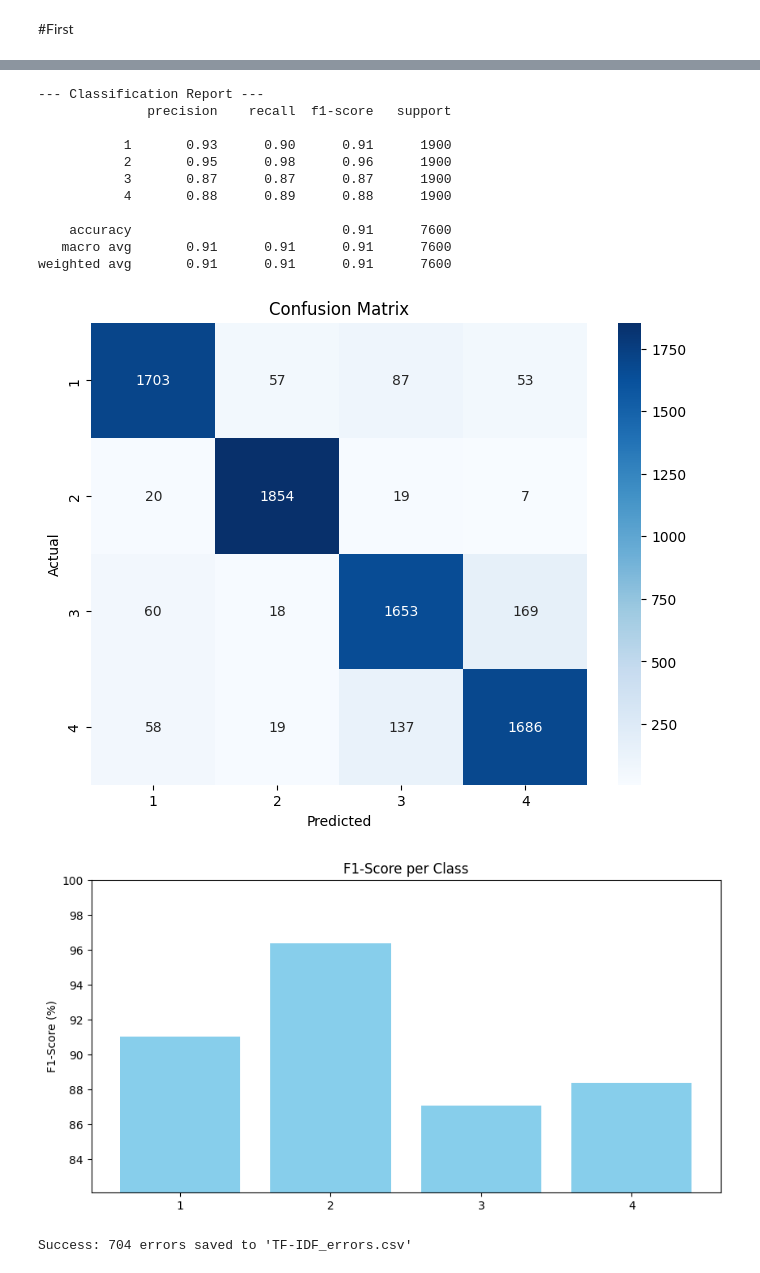
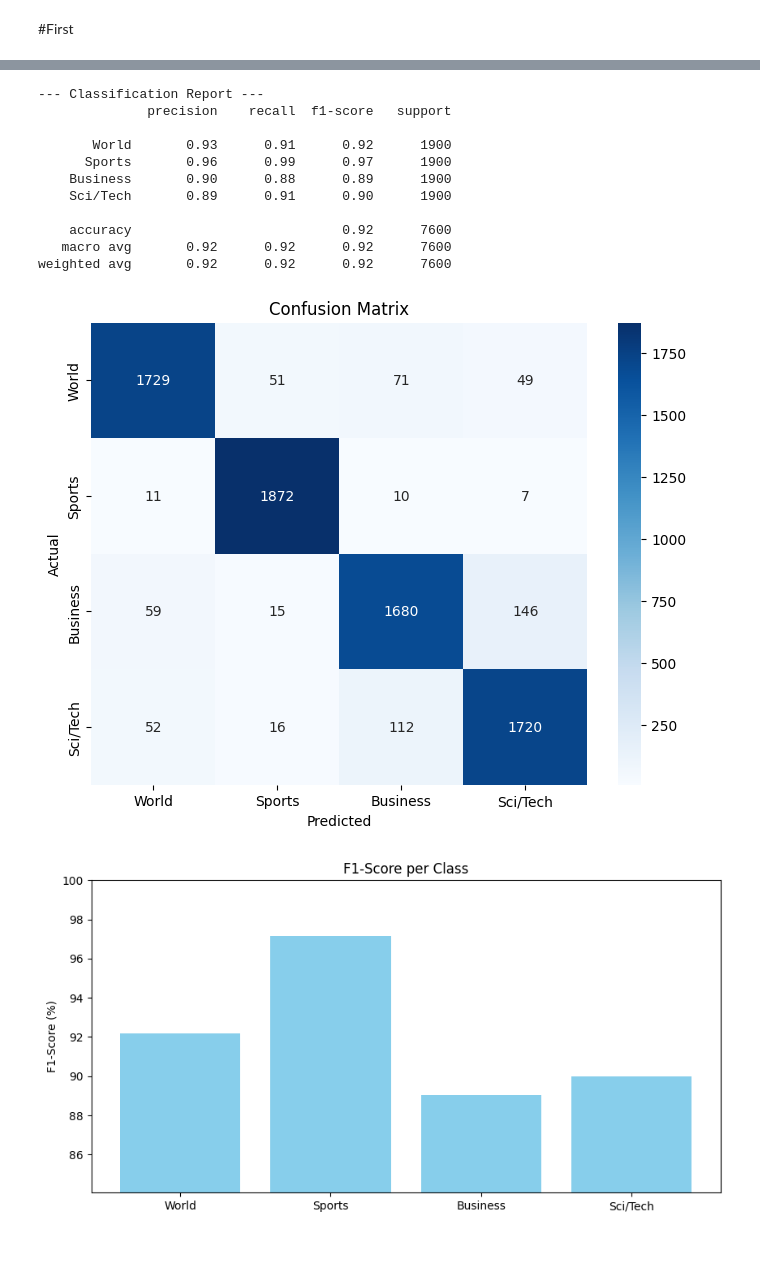
Before and after one commit to Tifa004/ML_Project, a Jupyter notebook: project.ipynb, the cells around one changed output, grey strips where cells are left out. Cells and saved outputs as stored; diff of their text form; code cells hidden in the pictures.

```diff
--- a/project.ipynb
+++ b/project.ipynb
@@ -36,10 +36,15 @@ Using device: cuda
 Training set size: 120000 rows
 # %%
 import matplotlib.pyplot as plt
+
+# This dictionary is the "translation table": number → name
+CLASS_NAMES = {1: "World", 2: "Sports", 3: "Business", 4: "Sci/Tech"}
 
 # Count occurrences of each class index
 class_counts = train["Class Index"].value_counts().sort_index()
 
+#  swap out the numeric index for the names
+class_counts.index = class_counts.index.map(CLASS_NAMES)
 print("Class Distribution:")
 print(class_counts)
 
@@ -67,7 +72,7 @@ import numpy as np
 
 
 class ModelEvaluator:
-    def __init__(self, y_true, y_pred, class_names=None):
+    def __init__(self, y_true, y_pred, class_names=list(CLASS_NAMES.values())):
         """
         y_true and y_pred should be numpy arrays or lists.
         class_names: list of strings (e.g., ["Sports", "World", ...])
@@ -155,7 +160,8 @@ train["text"] = train["Title"] + " " + train["Description"]
 test["text"] = test["Title"] + " " + test["Description"]
 
 # Keep only the columns we need (the Class index and the combined text)
-train = train[["Class Index", "text"]]
+train ["Label Name"]= train["Class Index"].map(CLASS_NAMES) #class name added
+
 test = test[["Class Index", "text"]]
 
 # shuffle the data so there isn't any bias
@@ -163,5 +169,5 @@ train = train.sample(frac=1, random_state=42).reset_index(drop=True)
 test = test.sample(frac=1, random_state=42).reset_index(drop=True)
 
 # Check the first few rows
-print(train.head())
+print(train[["Label Name", "text"]].head())
 # %% [output]
@@ -174,27 +180,4 @@ print(train.head())
 # %%
-# from sklearn.feature_extraction.text import TfidfVectorizer
-# from sklearn.svm import LinearSVC
-# from sklearn.pipeline import Pipeline
-# from sklearn.metrics import classification_report
-
-# # 1. Create the pipeline
-# # TFIDF -> SVM
-# model = Pipeline(
-#     [
-#         ("tfidf", TfidfVectorizer(stop_words="english", max_features=10000)),
-#         ("svm", LinearSVC()),
-#     ]
-# )
-
-# # 2. Train the model
-# print("Training the model...")
-# model.fit(train["text"], train["Class Index"])
-# print("Training complete!")
-
-# # 3. Test the model
-# print("\nEvaluating on test set...")
-# predictions = model.predict(test["text"])
-# print(classification_report(test["Class Index"], predictions))
 
 from sklearn.model_selection import train_test_split, cross_val_score
 from sklearn.pipeline import Pipeline
@@ -206,10 +189,17 @@ from sklearn.svm import LinearSVC
 # 2. Define your Pipeline
 pipeline = Pipeline(
     [
-        ("tfidf", TfidfVectorizer(ngram_range=(1, 2), stop_words="english",max_features=5000)),
+        ("tfidf", TfidfVectorizer(ngram_range=(1, 2), stop_words="english",
+        sublinear_tf=True,
+        min_df=2,
+        max_features=30000)),
         ("clf", LinearSVC()),
     ]
+#: Enhancement 1: log-scale term freq
+# Enhancement 2 :# ignore terms in fewer than 2 documents (noise)
+# Enhancement 3 : Increase num of features to 30000 because 5000 is not enough
 )
+
 
 # 3. Use cross_val_score on the 80% (X_train_val)
 # This automates the internal training/testing folds for you.
@@ -228,31 +218,29 @@ Final Hold-out Score: 0.9074
 # %%
 # 1. Generate predictions
 tfidf_preds = pipeline.predict(test["text"])
 tfidf_labels = test["Class Index"]
 
 # 2. Initialize the evaluator
 evaluator = ModelEvaluator(
     y_true=tfidf_labels,
     y_pred=tfidf_preds,
 )
 
 # 3. Call the methods
 evaluator.show_report()
 evaluator.plot_confusion_matrix()
 evaluator.plot_f1_scores()
-evaluator.save_errors(texts=test["text"],filename="TF-IDF_errors.csv")
 # %% [output]
 --- Classification Report ---
               precision    recall  f1-score   support
 
-           1       0.93      0.90      0.91      1900
-           2       0.95      0.98      0.96      1900
-           3       0.87      0.87      0.87      1900
-           4       0.88      0.89      0.88      1900
+       World       0.93      0.91      0.92      1900
+      Sports       0.96      0.99      0.97      1900
+    Business       0.90      0.88      0.89      1900
+    Sci/Tech       0.89      0.91      0.90      1900
 
-    accuracy                           0.91      7600
-   macro avg       0.91      0.91      0.91      7600
-weighted avg       0.91      0.91      0.91      7600
+    accuracy                           0.92      7600
+   macro avg       0.92      0.92      0.92      7600
+weighted avg       0.92      0.92      0.92      7600
-[figure, old version]
+[figure, new version]
-[figure, old version]
+[figure, new version]
-Success: 704 errors saved to 'TF-IDF_errors.csv'
```
Also changed, not shown: parts of 14 cells of this notebook, 1 other file.
